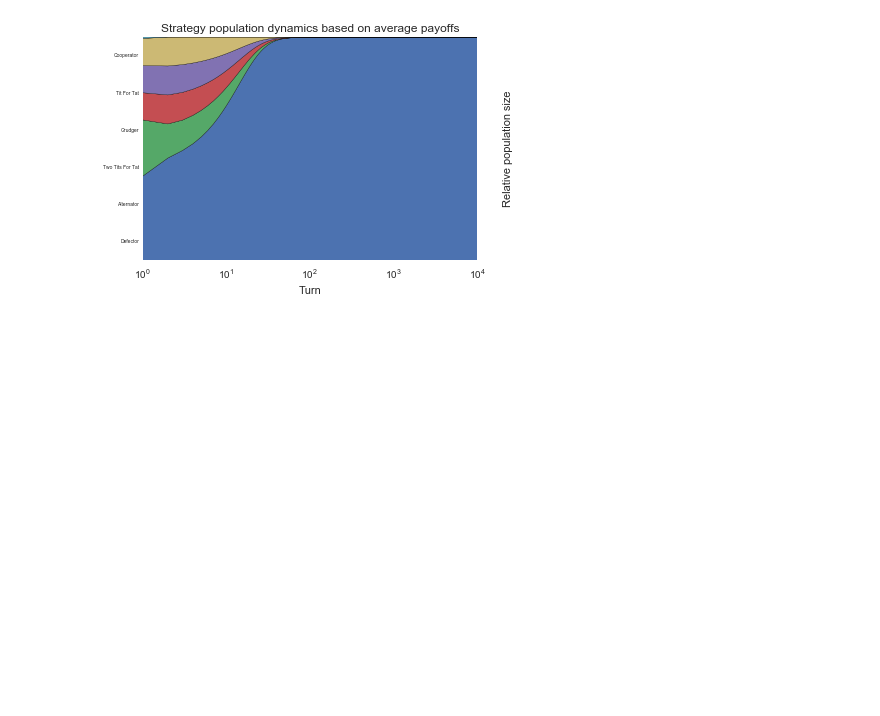
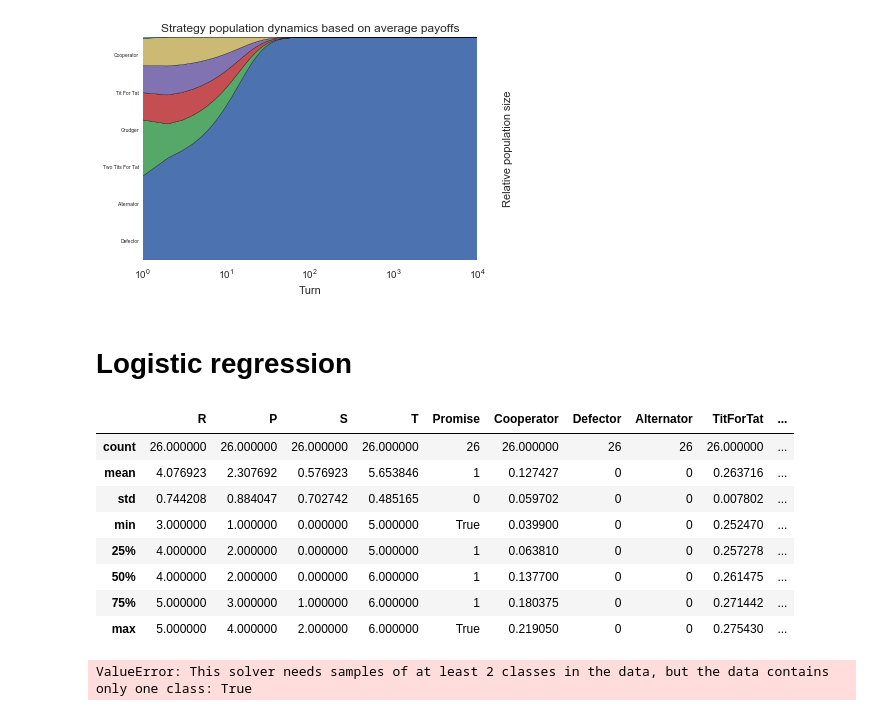
Before and after one commit to drvinceknight/unpeudemath, a Jupyter notebook: assets/code/prisoners_dilemma_of_giving_gifts.ipynb, the cells around one changed output. Cells and saved outputs as stored; diff of their text form; code cells hidden in the pictures; blank space fills up the shorter version.

```diff
--- a/assets/code/prisoners_dilemma_of_giving_gifts.ipynb
+++ b/assets/code/prisoners_dilemma_of_giving_gifts.ipynb
@@ -96,0 +77,22 @@ for t in range(5, 101):
+# %% [markdown]
+# Logistic regression
+# %%
+df = pandas.read_csv("christmas.csv")
+df.describe()
+# %% [output]
+|  | R | P | S | T | Promise | Cooperator | Defector | Alternator | TitForTat | ... |
+| count | 26.000000 | 26.000000 | 26.000000 | 26.000000 | 26 | 26.000000 | 26 | 26 | 26.000000 | ... |
+| mean | 4.076923 | 2.307692 | 0.576923 | 5.653846 | 1 | 0.127427 | 0 | 0 | 0.263716 | ... |
+| std | 0.744208 | 0.884047 | 0.702742 | 0.485165 | 0 | 0.059702 | 0 | 0 | 0.007802 | ... |
+| min | 3.000000 | 1.000000 | 0.000000 | 5.000000 | True | 0.039900 | 0 | 0 | 0.252470 | ... |
+| 25% | 4.000000 | 2.000000 | 0.000000 | 5.000000 | 1 | 0.063810 | 0 | 0 | 0.257278 | ... |
+| 50% | 4.000000 | 2.000000 | 0.000000 | 6.000000 | 1 | 0.137700 | 0 | 0 | 0.261475 | ... |
+| 75% | 5.000000 | 3.000000 | 1.000000 | 6.000000 | 1 | 0.180375 | 0 | 0 | 0.271442 | ... |
+| max | 5.000000 | 4.000000 | 2.000000 | 6.000000 | True | 0.219050 | 0 | 0 | 0.275430 | ... |
+# %%
+X = df[df.columns[:4]]
+y = df["Promise"]
+model = LogisticRegression()
+result = model.fit(X, y)
+# %% [output]
+ValueError: This solver needs samples of at least 2 classes in the data, but the data contains only one class: True
```
Also changed, not shown: parts of 3 cells of this notebook, 1 other file.
